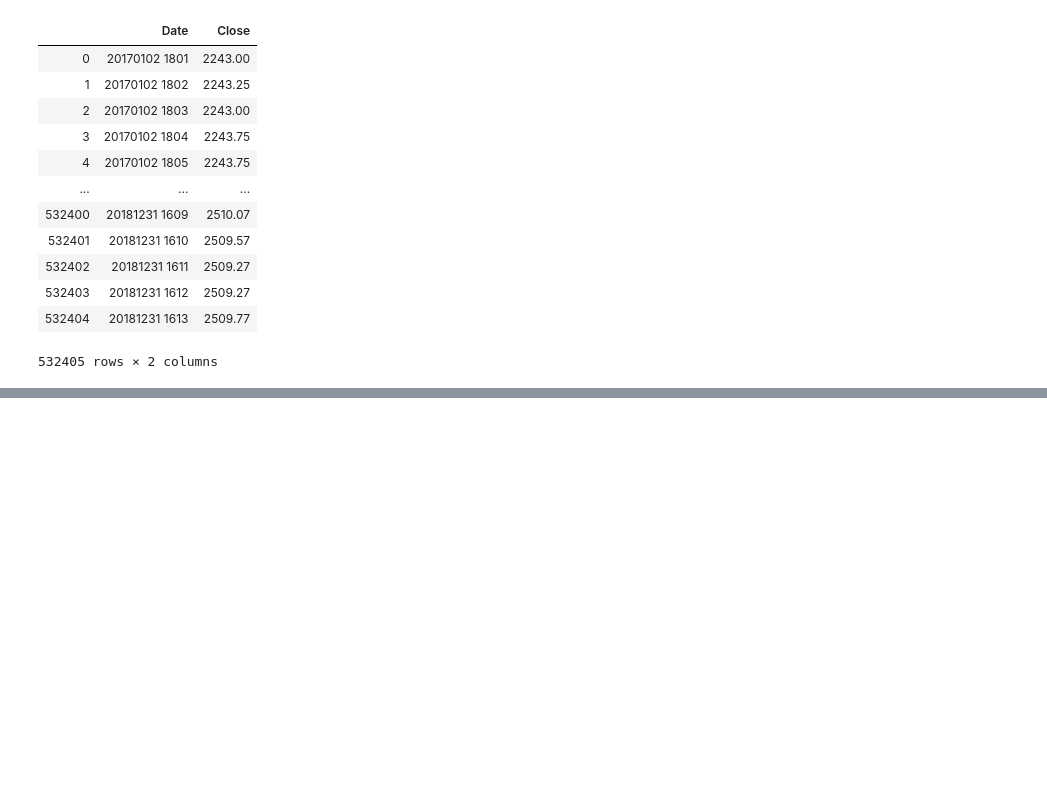
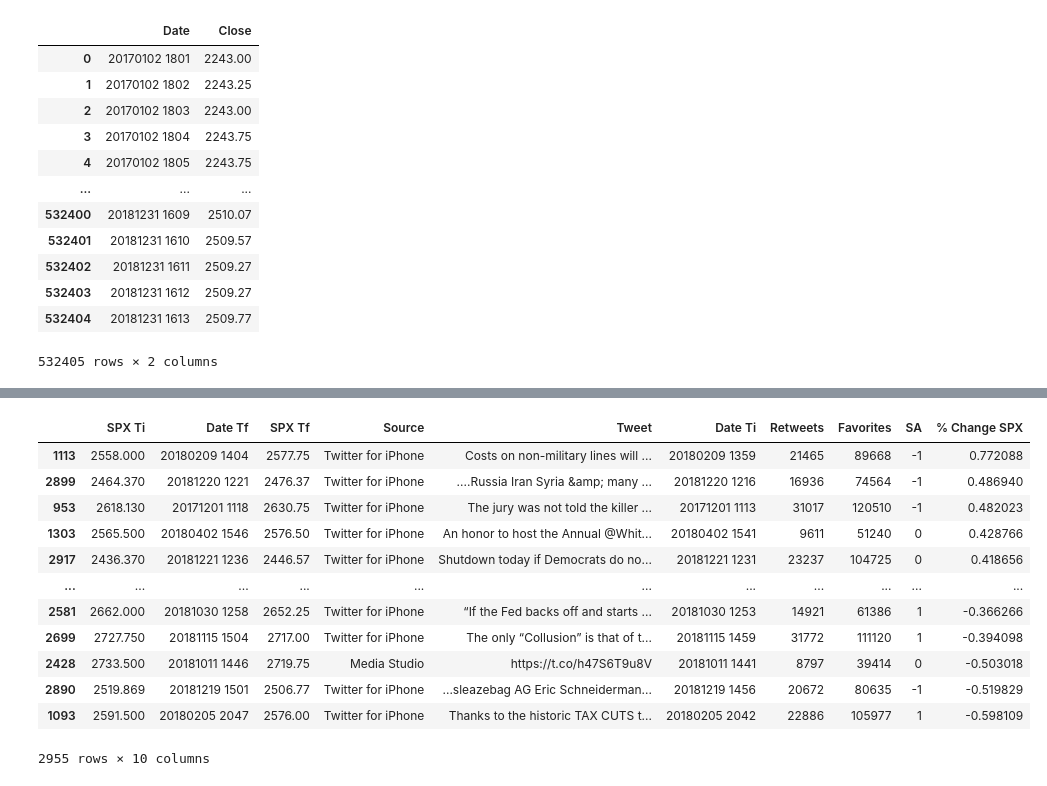
Before and after one commit to stephanieroman2020/FinalProject, a Jupyter notebook: MergeData.ipynb, the cells around one changed output, grey strips where cells are left out. Saved outputs shown, nothing was run; the diff lists cells and outputs as text; code cells hidden in the pictures; blank space fills up the shorter version.

```diff
--- a/MergeData.ipynb
+++ b/MergeData.ipynb
@@ -192,0 +191,6 @@ mergedata.to_csv('mergedata.csv')
+# %%
+df = pd.read_csv("mergedata.csv")
+df1 = df.drop(columns=['Unnamed: 0'])
+df1 = df1.rename(columns={"Date": "Date Tf", "Close": "SPX Tf"})
+
+df1.head()
@@ -192,0 +204,10 @@ mergedata.to_csv('mergedata.csv')
+# %%
+# Time_Diff = 5
+# df1[f'Date Plus {Time_Diff} Mins'] = df1['Date'] + timedelta(seconds=60 * Time_Diff)
+# # df1[f'Date Plus {Time_Diff} Mins'] = df1[f'Date Plus {Time_Diff} Mins'].dt.strftime('%Y%m%d %H%M')
+# SPX_df.head()
+# df1.head()
+
+df1['First Date'] = pd.to_datetime(df1['First Date'])
+df1['First Date'] = df1['First Date'].dt.strftime('%Y%m%d %H%M')
+df2 = df1.rename(columns={"First Date": "Date Ti"})
@@ -192,0 +223,5 @@ mergedata.to_csv('mergedata.csv')
+# %%
+second_mergedata = SPX_df.merge(df2, left_on='Date', right_on='Date Ti')
+second_mergedata = second_mergedata.drop(columns=['Date'])
+second_mergedata = second_mergedata.rename(columns={"Close": "SPX Ti"})
+second_mergedata.head()
@@ -192,0 +235,2 @@ mergedata.to_csv('mergedata.csv')
+# %%
+second_mergedata['% Change SPX'] = ((second_mergedata['SPX Tf'] - second_mergedata['SPX Ti'] ) / second_mergedata['SPX Ti'])*100
@@ -192,0 +246,16 @@ mergedata.to_csv('mergedata.csv')
+# %%
+second_mergedata.sort_values('% Change SPX', ascending=False)
+# %% [output]
+|  | SPX Ti | Date Tf | SPX Tf | Source | Tweet | Date Ti | Retweets | Favorites | SA | % Change SPX |
+| 1113 | 2558.000 | 20180209 1404 | 2577.75 | Twitter for iPhone | Costs on non-military lines will ... | 20180209 1359 | 21465 | 89668 | -1 | 0.772088 |
+| 2899 | 2464.370 | 20181220 1221 | 2476.37 | Twitter for iPhone | ....Russia Iran Syria &amp; many ... | 20181220 1216 | 16936 | 74564 | -1 | 0.486940 |
+| 953 | 2618.130 | 20171201 1118 | 2630.75 | Twitter for iPhone | The jury was not told the killer ... | 20171201 1113 | 31017 | 120510 | -1 | 0.482023 |
+| 1303 | 2565.500 | 20180402 1546 | 2576.50 | Twitter for iPhone | An honor to host the Annual @Whit... | 20180402 1541 | 9611 | 51240 | 0 | 0.428766 |
+| 2917 | 2436.370 | 20181221 1236 | 2446.57 | Twitter for iPhone | Shutdown today if Democrats do no... | 20181221 1231 | 23237 | 104725 | 0 | 0.418656 |
+| ... | ... | ... | ... | ... | ... | ... | ... | ... | ... | ... |
+| 2581 | 2662.000 | 20181030 1258 | 2652.25 | Twitter for iPhone | “If the Fed backs off and starts ... | 20181030 1253 | 14921 | 61386 | 1 | -0.366266 |
+| 2699 | 2727.750 | 20181115 1504 | 2717.00 | Twitter for iPhone | The only “Collusion” is that of t... | 20181115 1459 | 31772 | 111120 | 1 | -0.394098 |
+| 2428 | 2733.500 | 20181011 1446 | 2719.75 | Media Studio | https://t.co/h47S6T9u8V | 20181011 1441 | 8797 | 39414 | 0 | -0.503018 |
+| 2890 | 2519.869 | 20181219 1501 | 2506.77 | Twitter for iPhone | ...sleazebag AG Eric Schneiderman... | 20181219 1456 | 20672 | 80635 | -1 | -0.519829 |
+| 1093 | 2591.500 | 20180205 2047 | 2576.00 | Twitter for iPhone | Thanks to the historic TAX CUTS t... | 20180205 2042 | 22886 | 105977 | 1 | -0.598109 |
+2955 rows × 10 columns
```
Also changed, not shown: parts of 13 cells of this notebook, 5 other files.
